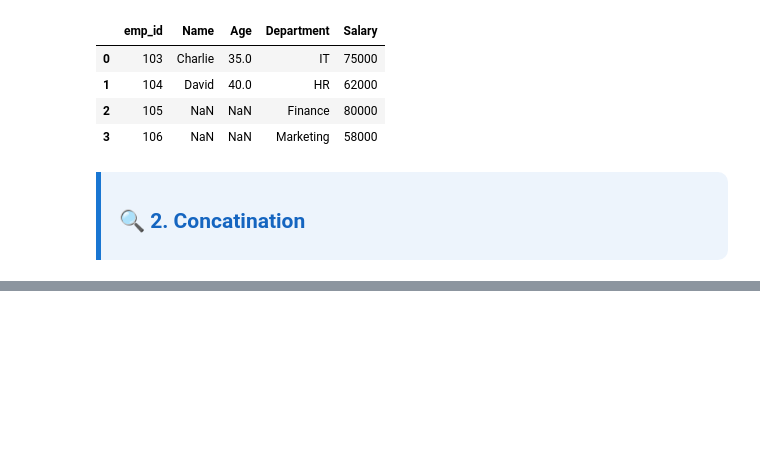
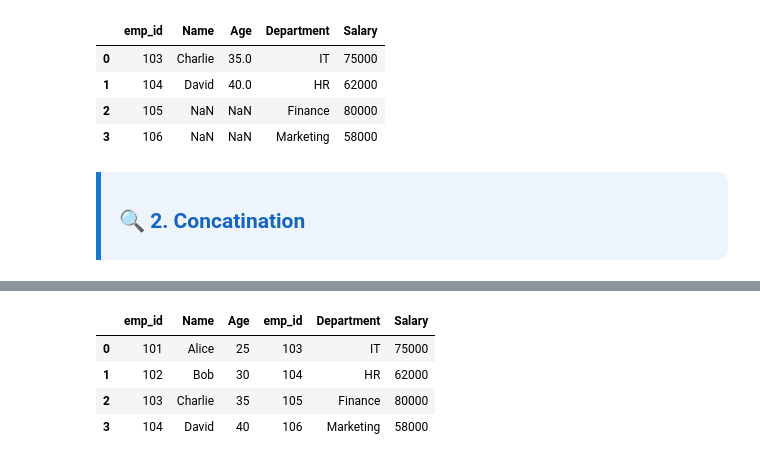
Before and after one commit to DebarghyaAich/Machine_Learning_Basics, a Jupyter notebook: Python_Libraries_Tutorial/pandas.ipynb, the cells around one changed output, grey strips where cells are left out. Cells and saved outputs as stored; diff of their text form; code cells hidden in the pictures; blank space fills up the shorter version.

```diff
--- a/Python_Libraries_Tutorial/pandas.ipynb
+++ b/Python_Libraries_Tutorial/pandas.ipynb
@@ -438,0 +451,8 @@ pd.merge(df1,df2,on="emp_id",how="right")
+# %%
+pd.concat([df1,df2],axis=1)   # row wise
+# %% [output]
+|  | emp_id | Name | Age | emp_id | Department | Salary |
+| 0 | 101 | Alice | 25 | 103 | IT | 75000 |
+| 1 | 102 | Bob | 30 | 104 | HR | 62000 |
+| 2 | 103 | Charlie | 35 | 105 | Finance | 80000 |
+| 3 | 104 | David | 40 | 106 | Marketing | 58000 |
```
Also changed, not shown: parts of 6 cells of this notebook.
